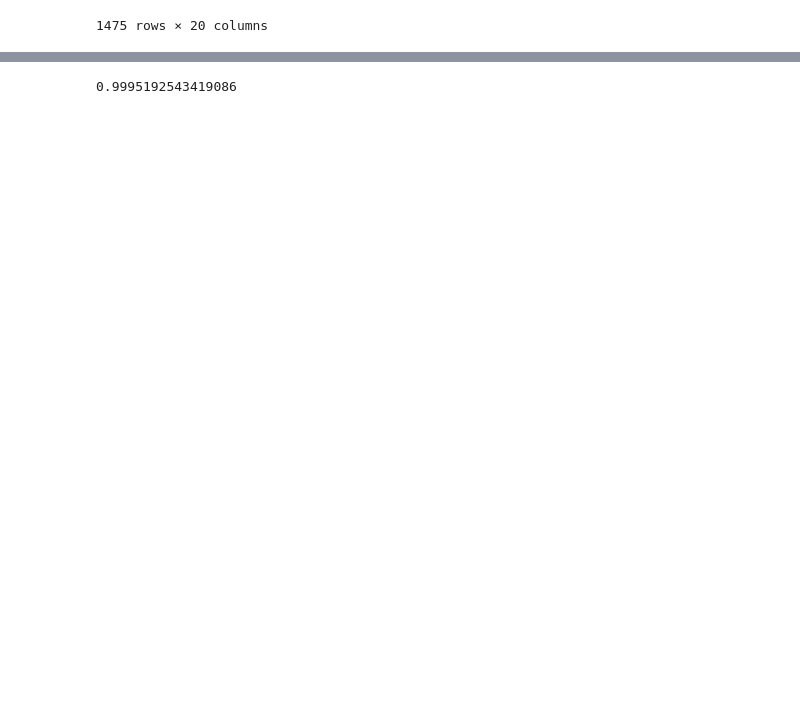
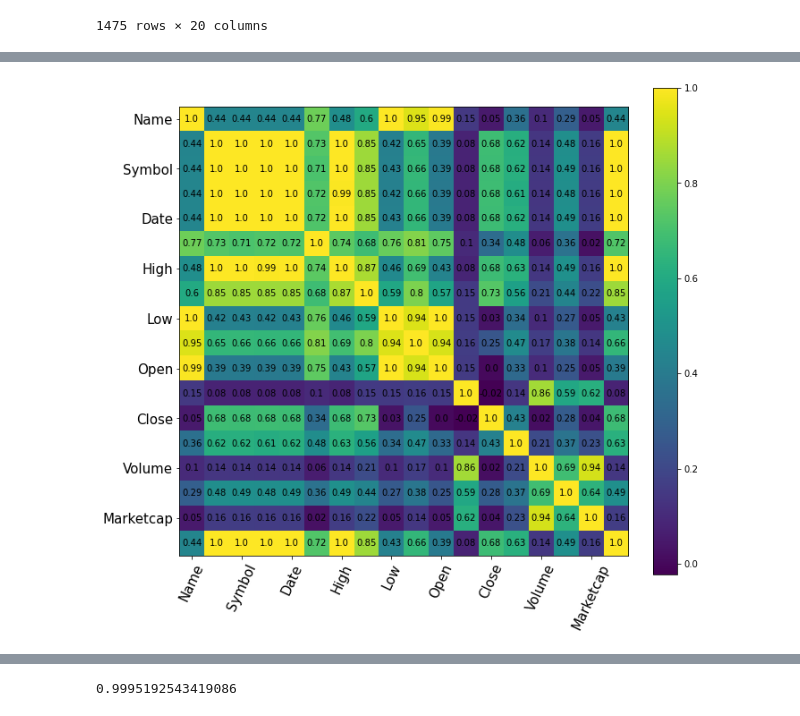
Before and after one commit to nexxusss/cryptocurrency_predict, a Jupyter notebook: nft.ipynb, the cells around one changed output, grey strips where cells are left out. Cells and saved outputs as stored; diff of their text form; code cells hidden in the pictures; blank space fills up the shorter version.

```diff
--- a/nft.ipynb
+++ b/nft.ipynb
@@ -232,3 +246,20 @@ eth_nft
+# %%
+fig, ax = plt.subplots(figsize=(10,10))
+im = ax.imshow(eth_nft.corr(), interpolation='nearest')
+fig.colorbar(im, orientation='vertical', fraction = 0.05)
+
+ax.set_xticklabels(eth_nft.columns, rotation=65, fontsize=15)
+ax.set_yticklabels(eth_nft.columns, rotation=0, fontsize=15)
+
+
+for i in range(len(eth_nft.columns)-3):
+    for j in range(len(eth_nft.columns)-3):
+        text = ax.text(j, i, round(eth_nft.corr().to_numpy()[i, j], 2),
+                       ha="center", va="center", color="black")
+
+plt.show()
+# %% [output]
+[figure, added]
 # %%
 train=eth_nft.iloc[np.arange(0,eth_nft['Date'].count()*0.8)]
 y_train=train['Close']
```
Also changed, not shown: parts of 10 cells of this notebook.
